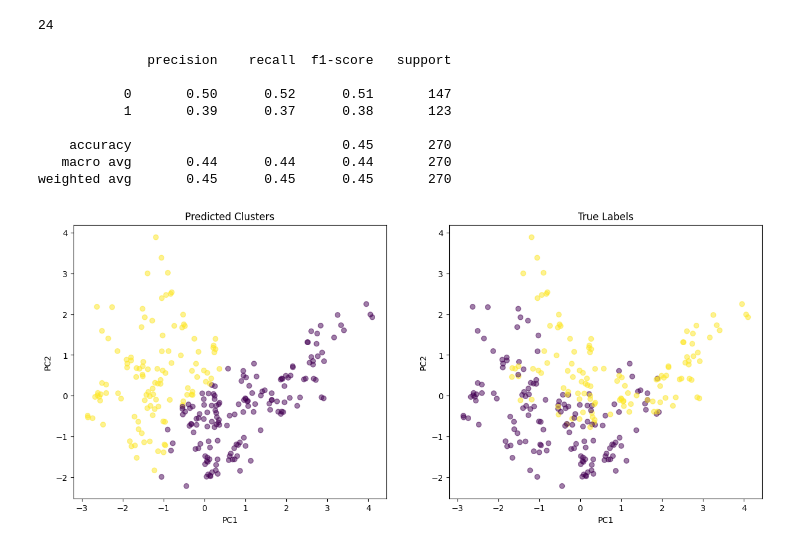
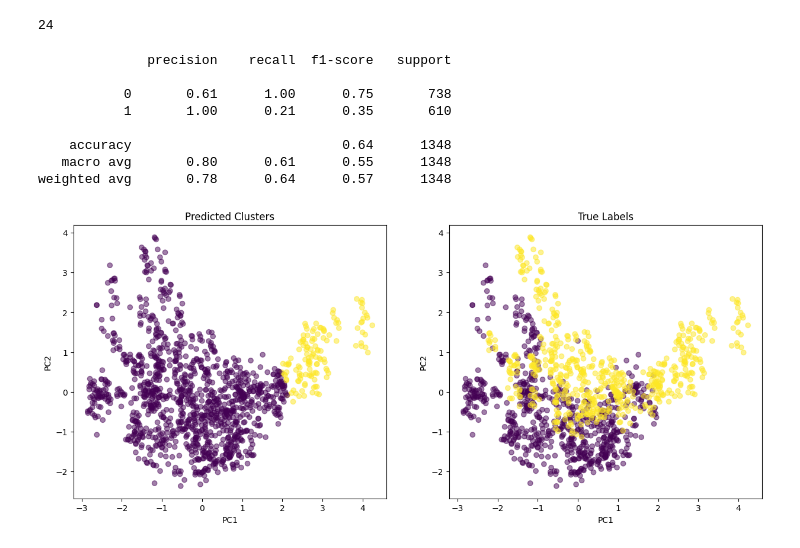
Before and after one commit to jassuwu/college8, a Jupyter notebook: 20XW87 - DATA MINING LAB/ClusteringAlgorithms/BIRCH.ipynb, the cells around one changed output. Drawn from its saved outputs; the diff is of its cells as text; code cells hidden in the pictures.

Commit message:
20XW87: update clustering splits

```diff
--- a/20XW87 - DATA MINING LAB/ClusteringAlgorithms/BIRCH.ipynb
+++ b/20XW87 - DATA MINING LAB/ClusteringAlgorithms/BIRCH.ipynb
@@ -69,33 +68,33 @@ X_train, X_test, y_train, y_test = train_test_split(X, y, test_size=0.2, random_
 # %%
 NO_OF_CLUSTERS = len(df[TARGET].unique())
-birch = Birch(n_clusters=NO_OF_CLUSTERS).fit(X_train)
-y_pred = birch.predict(X_test)
+birch = Birch(n_clusters=NO_OF_CLUSTERS).fit(X)
+y_pred = birch.predict(X)
 
-print(classification_report(y_test, y_pred))
+print(classification_report(y, y_pred))
 # %% [output]
               precision    recall  f1-score   support
 
-           0       0.50      0.52      0.51       147
-           1       0.39      0.37      0.38       123
+           0       0.61      1.00      0.75       738
+           1       1.00      0.21      0.35       610
 
-    accuracy                           0.45       270
-   macro avg       0.44      0.44      0.44       270
-weighted avg       0.45      0.45      0.45       270
+    accuracy                           0.64      1348
+   macro avg       0.80      0.61      0.55      1348
+weighted avg       0.78      0.64      0.57      1348
 # %%
 fig, ax = plt.subplots(1, 2, figsize=(15, 6))
 
 # Plot the predicted clusters
-ax[0].scatter(X_test["PC1"], X_test["PC2"], c=y_pred, cmap='viridis', alpha=0.5)
+ax[0].scatter(X["PC1"], X["PC2"], c=y_pred, cmap='viridis', alpha=0.5)
 ax[0].set_title('Predicted Clusters')
 ax[0].set_xlabel('PC1')
 ax[0].set_ylabel('PC2')
 
 # Plot the true labels
-ax[1].scatter(X_test["PC1"], X_test["PC2"], c=y_test, cmap='viridis', alpha=0.5)
+ax[1].scatter(X["PC1"], X["PC2"], c=y, cmap='viridis', alpha=0.5)
 ax[1].set_title('True Labels')
 ax[1].set_xlabel('PC1')
 ax[1].set_ylabel('PC2')
 
 plt.show()
 # %% [output]
-[figure, old version]
+[figure, new version]
```
Also changed, not shown: parts of 2 cells of this notebook, 4 other files.
